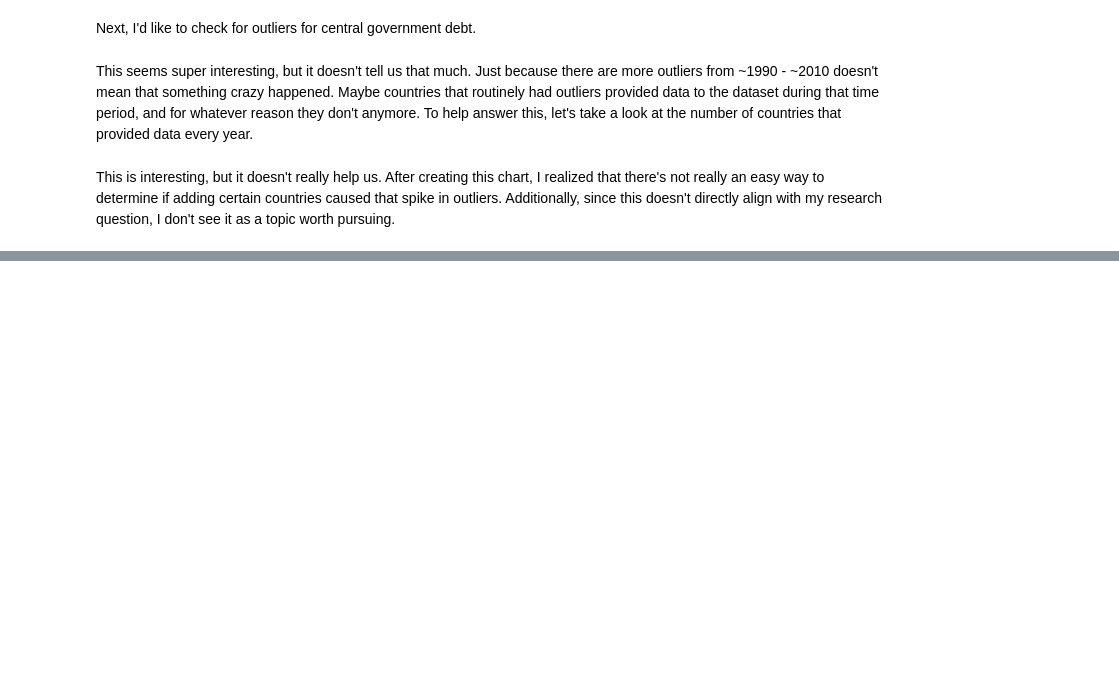
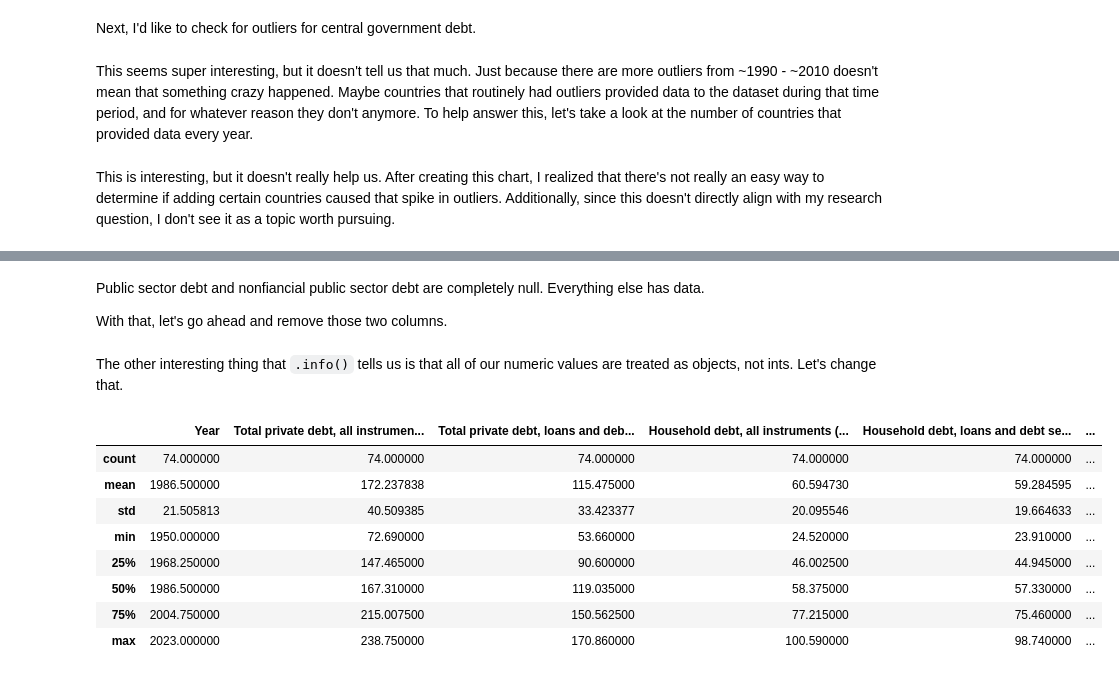
Before and after one commit to kurealnum/dsrp-2025, a Jupyter notebook: DSRP_Global_Debt.ipynb, the cells around one changed output, grey strips where cells are left out. Drawn from its saved outputs; the diff is of its cells as text; code cells hidden in the pictures; blank space fills up the shorter version.

```diff
--- a/DSRP_Global_Debt.ipynb
+++ b/DSRP_Global_Debt.ipynb
@@ -445,0 +479,4 @@ If I go with the research question that I think I am, I'd need to:
+# %% [markdown]
+Public sector debt and nonfiancial public sector debt are completely null. Everything else has data.
+
+With that, let's go ahead and remove those two columns.
@@ -445,0 +502,2 @@ If I go with the research question that I think I am, I'd need to:
+# %% [markdown]
+The other interesting thing that `.info()` tells us is that all of our numeric values are treated as objects, not ints. Let's change that.
@@ -445,0 +506,12 @@ If I go with the research question that I think I am, I'd need to:
+# %%
+global_debt_database_df.describe()
+# %% [output]
+|  | Year | Total private debt, all instrumen... | Total private debt, loans and deb... | Household debt, all instruments (... | Household debt, loans and debt se... | ... |
+| count | 74.000000 | 74.000000 | 74.000000 | 74.000000 | 74.000000 | ... |
+| mean | 1986.500000 | 172.237838 | 115.475000 | 60.594730 | 59.284595 | ... |
+| std | 21.505813 | 40.509385 | 33.423377 | 20.095546 | 19.664633 | ... |
+| min | 1950.000000 | 72.690000 | 53.660000 | 24.520000 | 23.910000 | ... |
+| 25% | 1968.250000 | 147.465000 | 90.600000 | 46.002500 | 44.945000 | ... |
+| 50% | 1986.500000 | 167.310000 | 119.035000 | 58.375000 | 57.330000 | ... |
+| 75% | 2004.750000 | 215.007500 | 150.562500 | 77.215000 | 75.460000 | ... |
+| max | 2023.000000 | 238.750000 | 170.860000 | 100.590000 | 98.740000 | ... |
```
Also changed, not shown: parts of 17 cells of this notebook.
